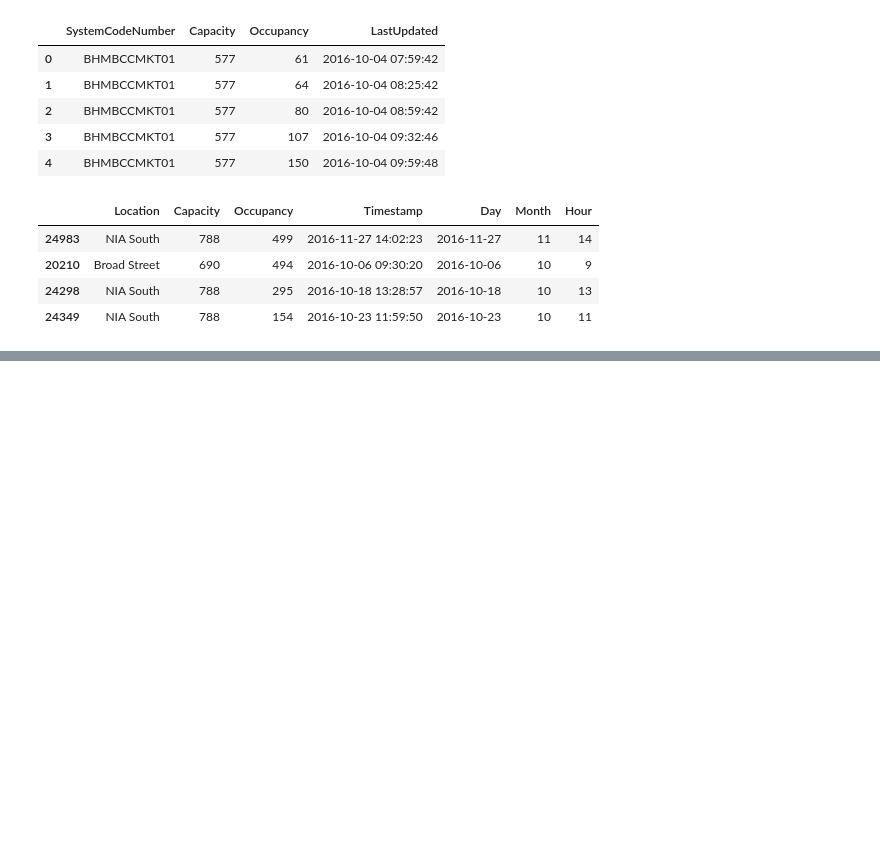
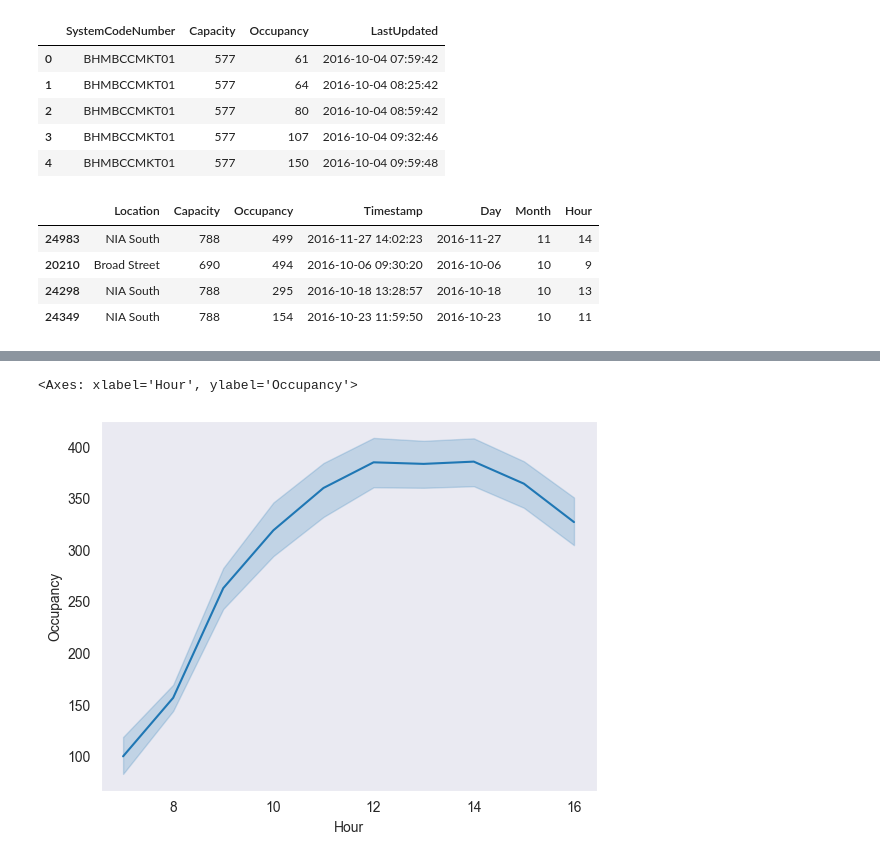
Before and after one commit to MaryKavalion/Data_Processing-Mary-Kavalionak, a Jupyter notebook: Code-Alongs/Seaborn_lineplot_rus_notes.ipynb, the cells around one changed output, grey strips where cells are left out. Saved outputs shown, nothing was run; the diff lists cells and outputs as text; code cells hidden in the pictures; blank space fills up the shorter version.

```diff
--- a/Code-Alongs/Seaborn_lineplot_rus_notes.ipynb
+++ b/Code-Alongs/Seaborn_lineplot_rus_notes.ipynb
@@ -46,0 +60,5 @@ plt.rc('date.autoformatter', day='%b %Y')
+# %%
+sns.lineplot(x = park.Hour, y = park.Occupancy)
+# %% [output]
+<Axes: xlabel='Hour', ylabel='Occupancy'>
+[figure, added]
```
Also changed, not shown: parts of 27 cells of this notebook.
